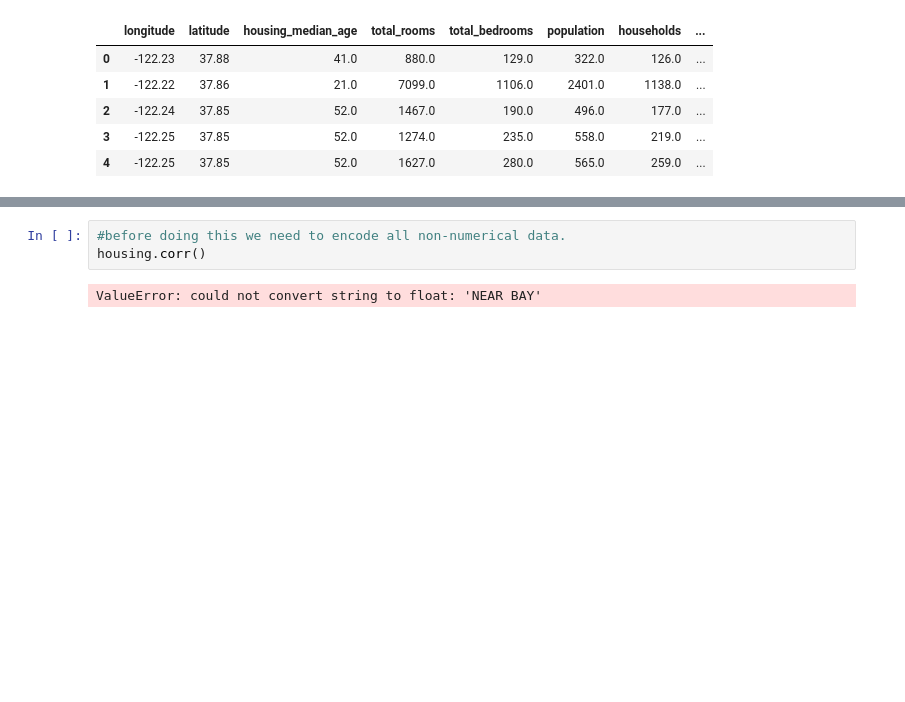
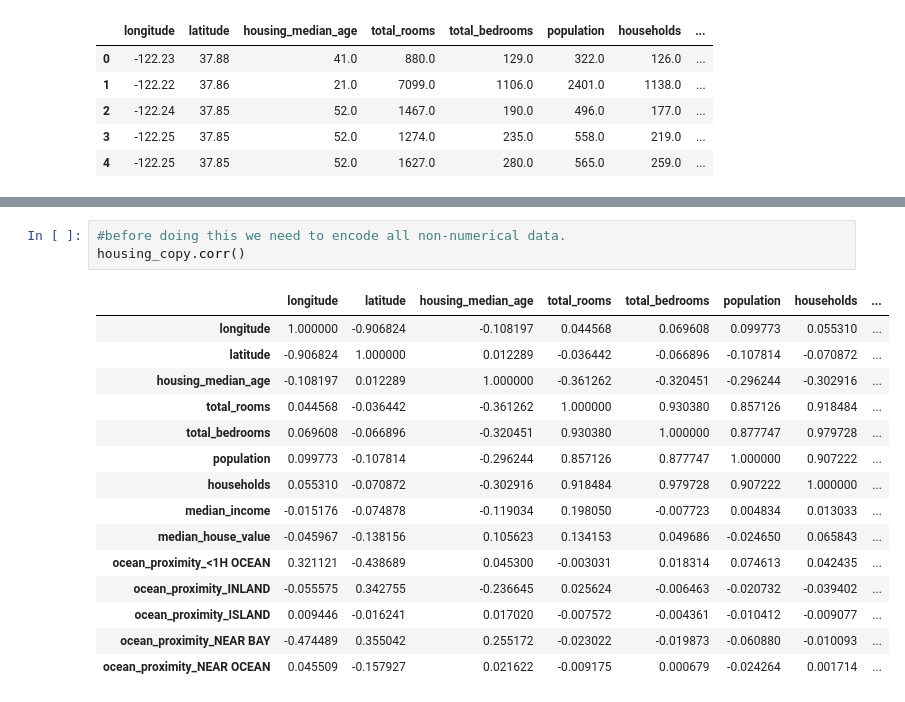
Before and after one commit to akashnarwal7/Califlornia-Housing-Price-Prediction-Model, a Jupyter notebook: HousePricePrediction.ipynb, the cells around one changed output, grey strips where cells are left out. Saved outputs shown, nothing was run; the diff lists cells and outputs as text; blank space fills up the shorter version.

```diff
--- a/HousePricePrediction.ipynb
+++ b/HousePricePrediction.ipynb
@@ -230,5 +306,19 @@ hosuing.copy
 # %%
 #before doing this we need to encode all non-numerical data.
-housing.corr()
+housing_copy.corr()
 # %% [output]
-ValueError: could not convert string to float: 'NEAR BAY'
+|  | longitude | latitude | housing_median_age | total_rooms | total_bedrooms | population | households | ... |
+| longitude | 1.000000 | -0.906824 | -0.108197 | 0.044568 | 0.069608 | 0.099773 | 0.055310 | ... |
+| latitude | -0.906824 | 1.000000 | 0.012289 | -0.036442 | -0.066896 | -0.107814 | -0.070872 | ... |
+| housing_median_age | -0.108197 | 0.012289 | 1.000000 | -0.361262 | -0.320451 | -0.296244 | -0.302916 | ... |
+| total_rooms | 0.044568 | -0.036442 | -0.361262 | 1.000000 | 0.930380 | 0.857126 | 0.918484 | ... |
+| total_bedrooms | 0.069608 | -0.066896 | -0.320451 | 0.930380 | 1.000000 | 0.877747 | 0.979728 | ... |
+| population | 0.099773 | -0.107814 | -0.296244 | 0.857126 | 0.877747 | 1.000000 | 0.907222 | ... |
+| households | 0.055310 | -0.070872 | -0.302916 | 0.918484 | 0.979728 | 0.907222 | 1.000000 | ... |
+| median_income | -0.015176 | -0.074878 | -0.119034 | 0.198050 | -0.007723 | 0.004834 | 0.013033 | ... |
+| median_house_value | -0.045967 | -0.138156 | 0.105623 | 0.134153 | 0.049686 | -0.024650 | 0.065843 | ... |
+| ocean_proximity_<1H OCEAN | 0.321121 | -0.438689 | 0.045300 | -0.003031 | 0.018314 | 0.074613 | 0.042435 | ... |
+| ocean_proximity_INLAND | -0.055575 | 0.342755 | -0.236645 | 0.025624 | -0.006463 | -0.020732 | -0.039402 | ... |
+| ocean_proximity_ISLAND | 0.009446 | -0.016241 | 0.017020 | -0.007572 | -0.004361 | -0.010412 | -0.009077 | ... |
+| ocean_proximity_NEAR BAY | -0.474489 | 0.355042 | 0.255172 | -0.023022 | -0.019873 | -0.060880 | -0.010093 | ... |
+| ocean_proximity_NEAR OCEAN | 0.045509 | -0.157927 | 0.021622 | -0.009175 | 0.000679 | -0.024264 | 0.001714 | ... |
```
Also changed, not shown: parts of 19 cells of this notebook.
